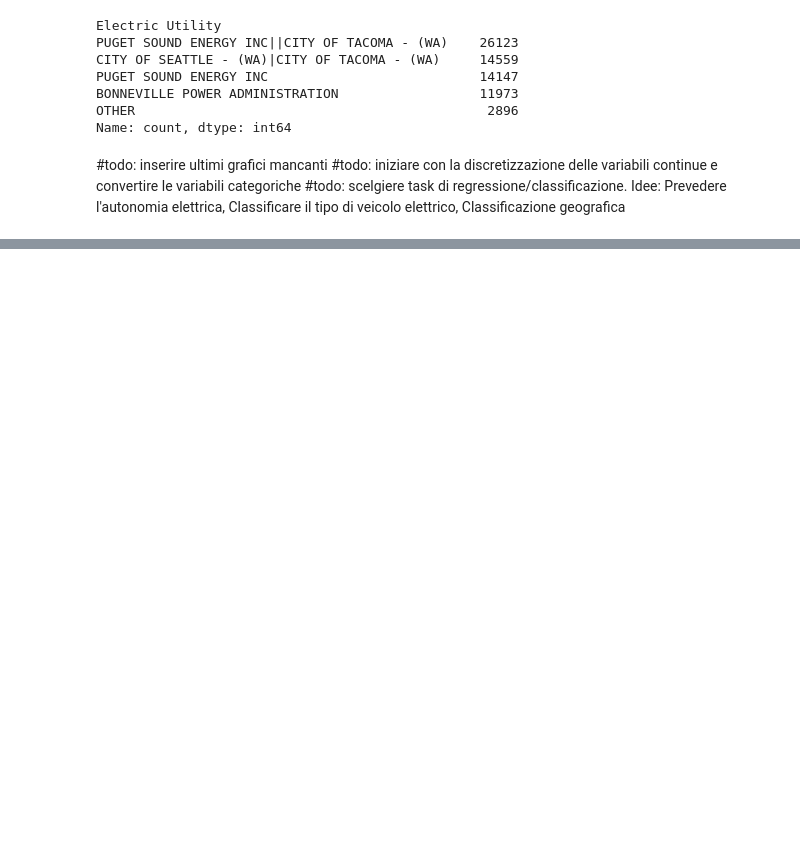
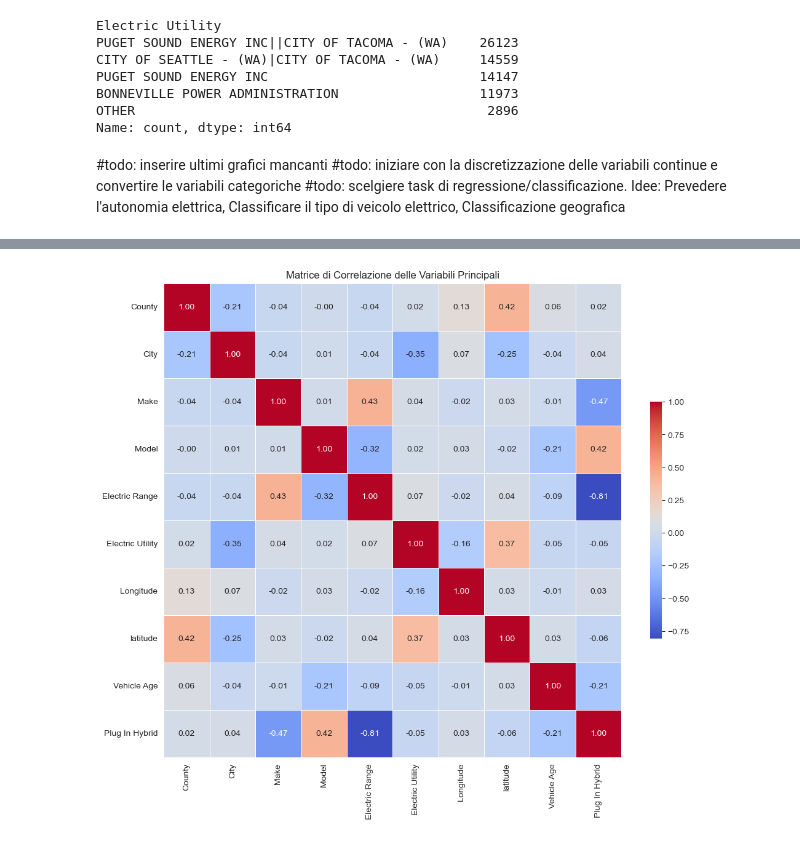
Before and after one commit to Anziano90/siamoTesi, a Jupyter notebook: my_notebook.ipynb, the cells around one changed output, grey strips where cells are left out. Cells and saved outputs as stored; diff of their text form; code cells hidden in the pictures; blank space fills up the shorter version.

```diff
--- a/my_notebook.ipynb
+++ b/my_notebook.ipynb
@@ -380,0 +468,47 @@ map_washington.save("heatmap_vehicles.html")
+# %%
+from sklearn.preprocessing import LabelEncoder
+
+# 1. Selezione delle colonne principali e creazione di una copia del dataframe
+selected_columns = [
+    'County', 'City', 'Make', 'Model', 'Electric Vehicle Type',
+    'Electric Range', 'Electric Utility', 'Longitude', 'latitude', 'Vehicle Age'
+]
+df_corr = df_prepped[selected_columns].copy()
+
+# 2. Codifica delle variabili categoriche con molteplici categorie usando Label Encoding
+categorical_cols = ['County', 'City', 'Make', 'Model', 'Electric Utility']
+label_encoder = LabelEncoder()
+
+for col in categorical_cols:
+    df_corr[col] = label_encoder.fit_transform(df_corr[col])
+
+# 3. One-Hot Encoding per 'Electric Vehicle Type' per variabili binarie
+df_corr = pd.get_dummies(df_corr, columns=['Electric Vehicle Type'], drop_first=True)
+
+# 4. Rinomina la colonna per una migliore leggibilità
+# Trova il nome esatto della colonna che contiene 'Plug-in Hybrid Electric Vehicle'
+for col in df_corr.columns:
+    if 'Plug-in Hybrid Electric Vehicle' in col:
+        exact_column_name = col
+        break
+
+# Rinominare la colonna con il nome esatto
+df_corr.rename(columns={exact_column_name: 'Plug In Hybrid'}, inplace=True)
+
+# 5. Calcolo della matrice di correlazione
+corr_matrix = df_corr.corr()
+
+# 6. Visualizzazione della matrice di correlazione
+plt.figure(figsize=(12, 10))
+sns.heatmap(
+    corr_matrix,
+    annot=True,
+    cmap='coolwarm',
+    fmt='.2f',
+    linewidths=0.5,
+    cbar_kws={'shrink': 0.5}
+)
+plt.title('Matrice di Correlazione delle Variabili Principali')
+plt.show()
+# %% [output]
+[figure, added]
```
Also changed, not shown: parts of 14 cells of this notebook.
